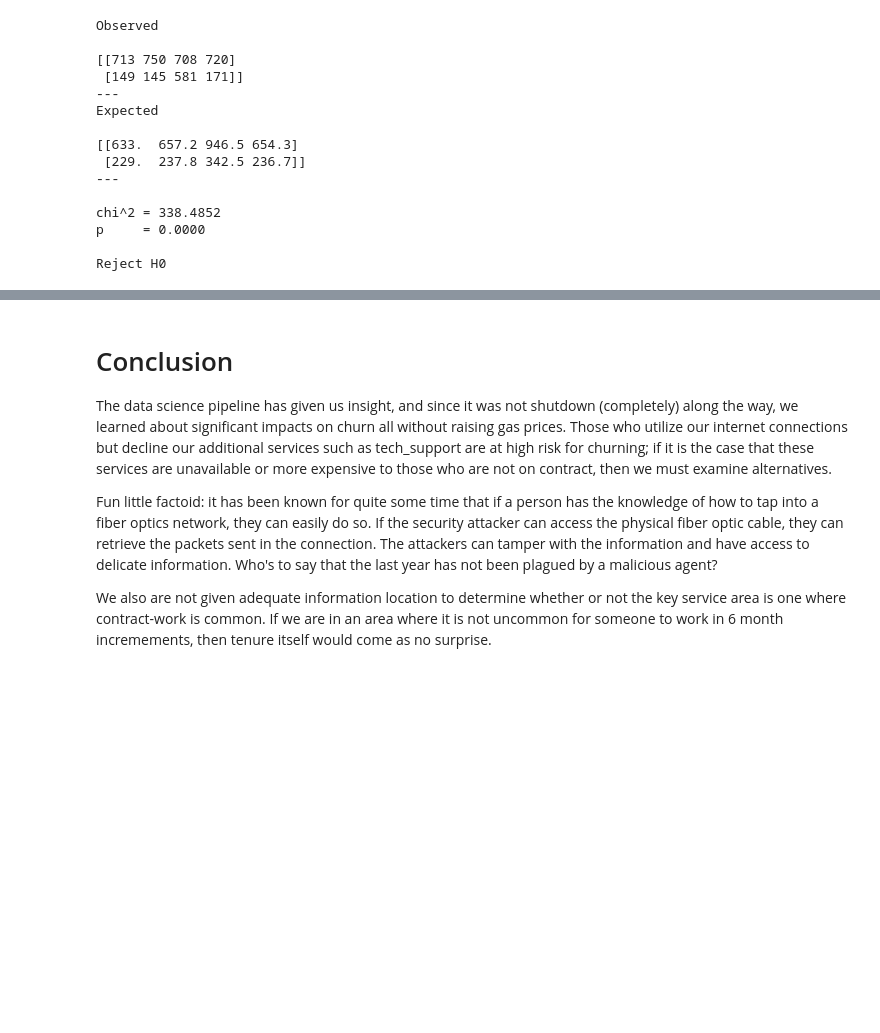
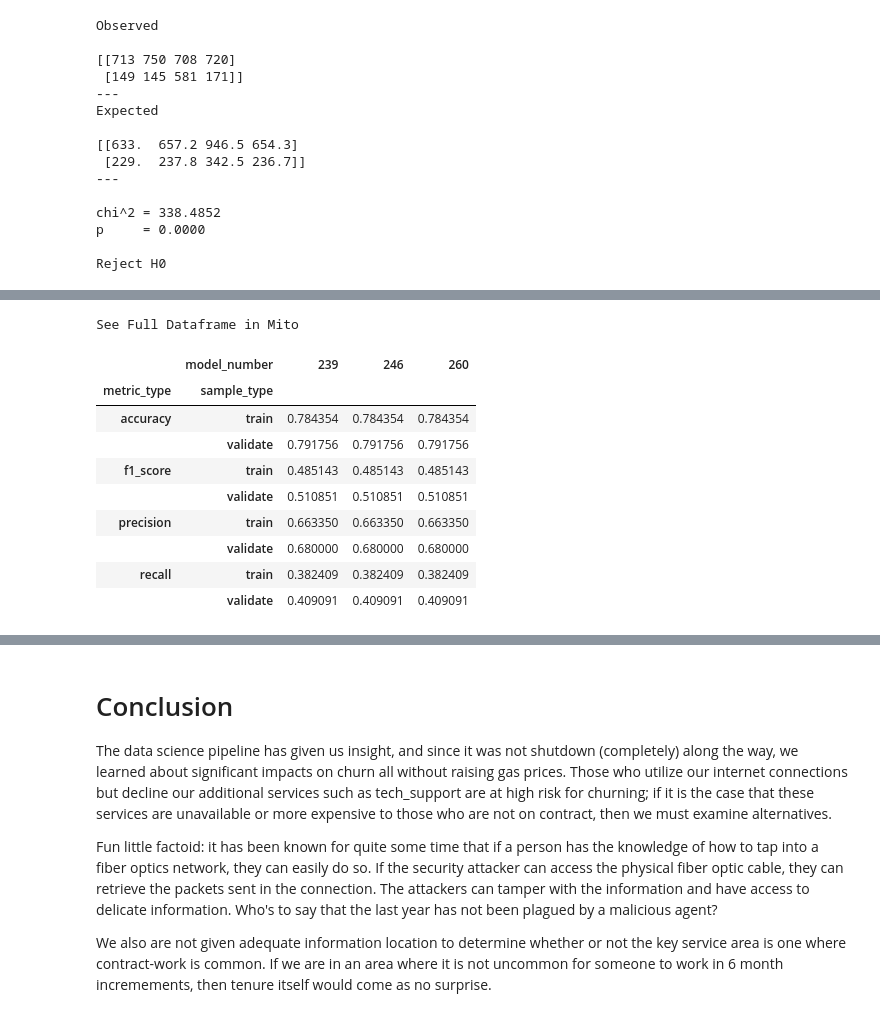
Before and after one commit to nicholas-dougherty/telco-classification-redux, a Jupyter notebook: final_report.ipynb, the cells around one changed output, grey strips where cells are left out. Drawn from its saved outputs; the diff is of its cells as text; code cells hidden in the pictures; blank space fills up the shorter version.

```diff
--- a/final_report.ipynb
+++ b/final_report.ipynb
@@ -290,0 +421,14 @@ baseline, baseline_pred = baseline_model(X_train, y_train)
+# %%
+model.display_model_results(model.get_best_model_results(model_results))
+# %% [output]
+See Full Dataframe in Mito
+|  | model_number | 239 | 246 | 260 |
+| metric_type | sample_type |  |  |  |
+| accuracy | train | 0.784354 | 0.784354 | 0.784354 |
+|  | validate | 0.791756 | 0.791756 | 0.791756 |
+| f1_score | train | 0.485143 | 0.485143 | 0.485143 |
+|  | validate | 0.510851 | 0.510851 | 0.510851 |
+| precision | train | 0.663350 | 0.663350 | 0.663350 |
+|  | validate | 0.680000 | 0.680000 | 0.680000 |
+| recall | train | 0.382409 | 0.382409 | 0.382409 |
+|  | validate | 0.409091 | 0.409091 | 0.409091 |
```
Also changed, not shown: parts of 35 cells of this notebook, 3 other files.
